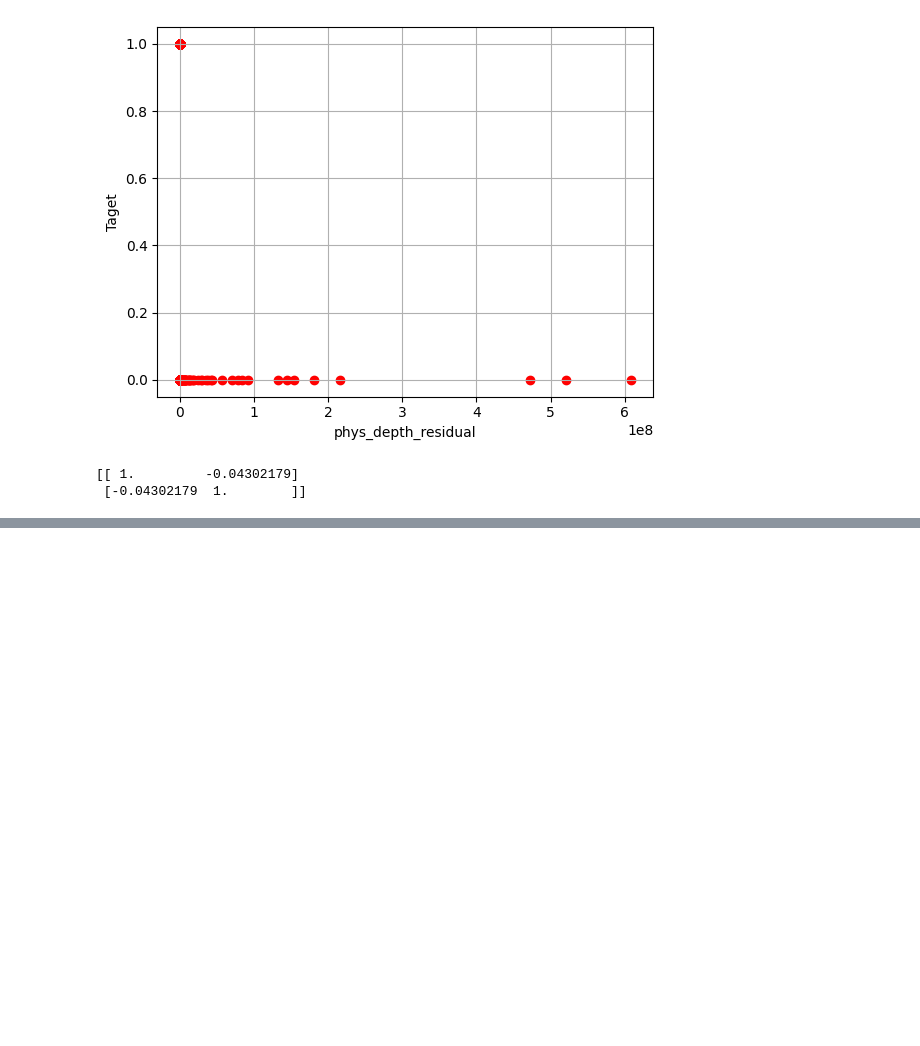
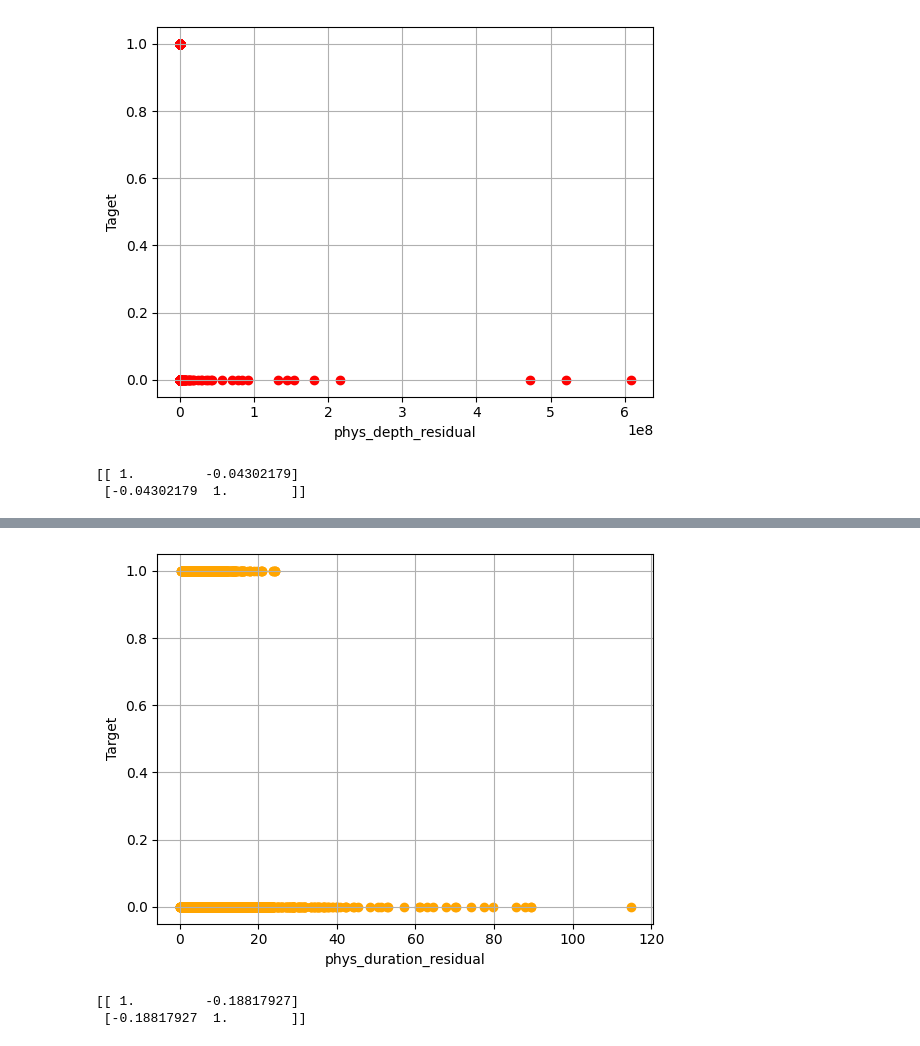
Before and after one commit to Esraaj-Sarkar-Gupta/exoplanet-identification, a Jupyter notebook: src/physics_aware_features.ipynb, the cells around one changed output, grey strips where cells are left out. Cells and saved outputs as stored; diff of their text form; code cells hidden in the pictures; blank space fills up the shorter version.

Commit message:
Added physical transit duration consistency anchor

```diff
--- a/src/physics_aware_features.ipynb
+++ b/src/physics_aware_features.ipynb
@@ -16,6 +16,12 @@ from pathlib import Path
 import matplotlib.pyplot as plt
 import numpy as np
 
+# --- Physical Constants (SI Units) --- #
+G_CONST = 6.6743e-11      # Gravitational constant in m^3 / (kg * s^2)
+R_SUN = 6.957e8           # Radius of the Sun in meters
+M_SUN = 1.9884e30         # Mass of the Sun in kilograms
+AU_UNIT = 1.496e11        # Meters to Astronomical Units
+
 # ---- Load Data ---- #
 data_path : Path = Path("../data/physics/derived_params.csv")
 
@@ -36,10 +42,10 @@ df.head()
 R_earth_to_sun = 0.009158
 
 # Compute theoretical depth (ppm)
-df['temp_theoretical_depth'] = ((df['koi_prad'] * R_earth_to_sun) / df['koi_srad'])**2 * 1e6
+df['theo_theoretical_depth'] = ((df['koi_prad'] * R_earth_to_sun) / df['koi_srad'])**2 * 1e6
 
 # Compute residue
-df['phys_depth_residual'] = (df['koi_depth'] - df['temp_theoretical_depth']).abs()
+df['phys_depth_residual'] = (df['koi_depth'] - df['theo_theoretical_depth']).abs()
 
 # Drop temp coloumn --ignore for now
 #df = df.drop(columns=['theoretical_depth'])
@@ -74,3 +80,18 @@ print(R)
 [figure]
 [[ 1.         -0.04302179]
  [-0.04302179  1.        ]]
+# %%
+# ---- Duration Consistency Anchoring ---- #
+# Reliant on a zero eccentricity assumption
+
+# Unit conversion ratio
+Rstar_by_AU_ratio = R_SUN / AU_UNIT
+
+# Theoretical Anchor
+df["theo_duration"] = (2 * df["koi_srad"] * df["koi_period"]) / (2 * np.pi * df["phys_sma"]) * Rstar_by_AU_ratio
+
+# Compute residue
+df["phys_duration_residual"] = (df["koi_duration"] - df["theo_duration"]).abs()
+
+# View
+display(df.head())
@@ -76,0 +105,21 @@ print(R)
+# %%
+# -- Visualise Duration Residue -- #
+plt.figure()
+plt.scatter(df["phys_duration_residual"], df["Target"], color = "orange")
+
+plt.xlabel("phys_duration_residual")
+plt.ylabel("Target")
+
+plt.grid(True)
+plt.show()
+
+R = np.corrcoef(
+    df["phys_duration_residual"],
+    df["Target"]
+)
+
+print(R)
+# %% [output]
+[figure, added]
+[[ 1.         -0.18817927]
+ [-0.18817927  1.        ]]
```
Also changed, not shown: parts of 3 cells of this notebook.
